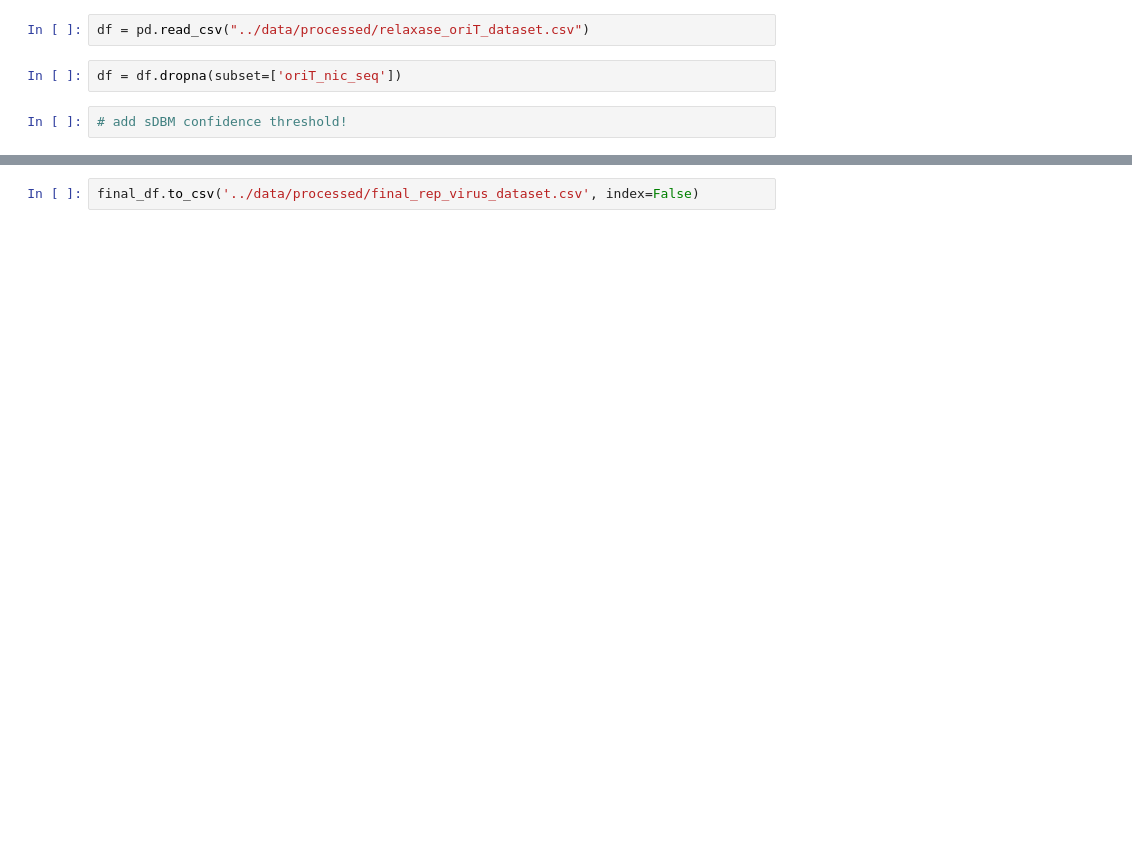
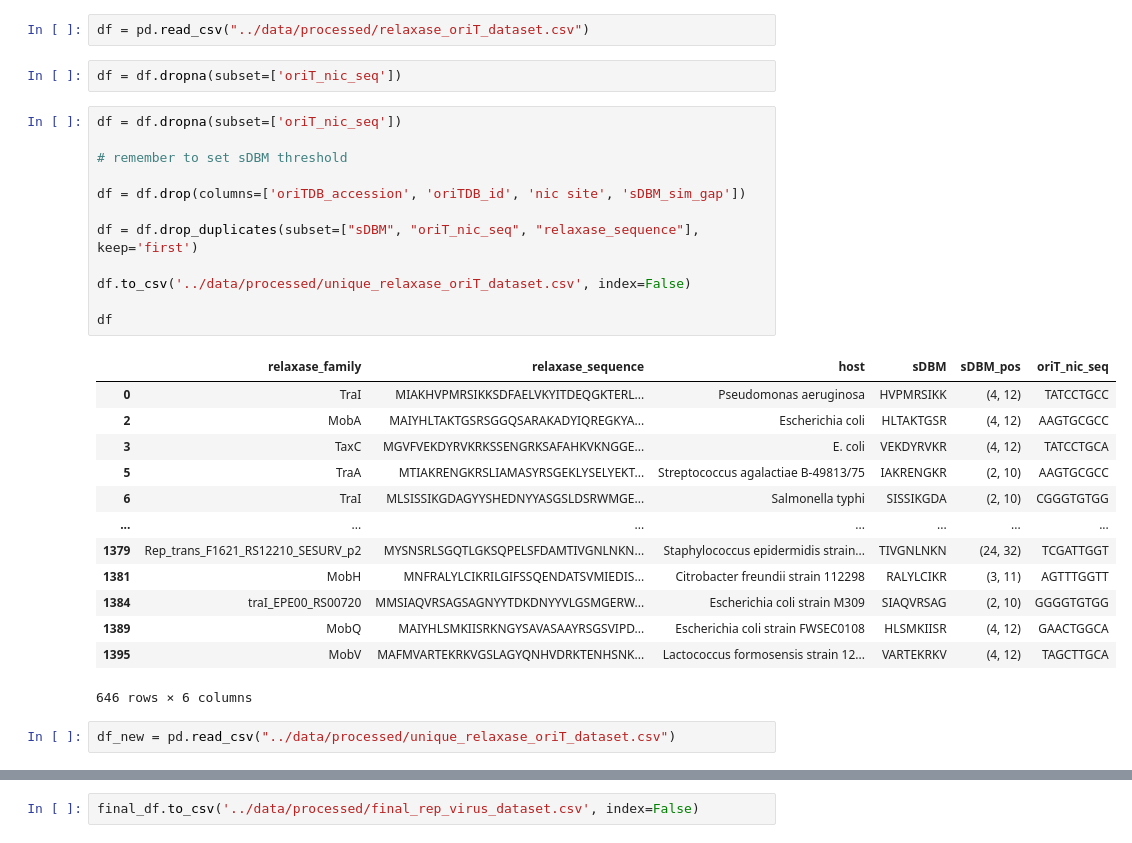
Before and after one commit to Nisanga-P/huh-dna-specificity, a Jupyter notebook: notebooks/ori_predicter.ipynb, the cells around one changed output, grey strips where cells are left out. Drawn from its saved outputs; the diff is of its cells as text; blank space fills up the shorter version.

```diff
--- a/notebooks/ori_predicter.ipynb
+++ b/notebooks/ori_predicter.ipynb
@@ -6,7 +7,33 @@ df = pd.read_csv("../data/processed/relaxase_oriT_dataset.csv")
 # %%
 df = df.dropna(subset=['oriT_nic_seq'])
 # %%
-# add sDBM confidence threshold!
+df = df.dropna(subset=['oriT_nic_seq'])
+
+# remember to set sDBM threshold
+
+df = df.drop(columns=['oriTDB_accession', 'oriTDB_id', 'nic site', 'sDBM_sim_gap'])
+
+df = df.drop_duplicates(subset=["sDBM", "oriT_nic_seq", "relaxase_sequence"], keep='first')
+
+df.to_csv('../data/processed/unique_relaxase_oriT_dataset.csv', index=False)
+
+df
+# %% [output]
+|  | relaxase_family | relaxase_sequence | host | sDBM | sDBM_pos | oriT_nic_seq |
+| 0 | TraI | MIAKHVPMRSIKKSDFAELVKYITDEQGKTERL... | Pseudomonas aeruginosa | HVPMRSIKK | (4, 12) | TATCCTGCC |
+| 2 | MobA | MAIYHLTAKTGSRSGGQSARAKADYIQREGKYA... | Escherichia coli | HLTAKTGSR | (4, 12) | AAGTGCGCC |
+| 3 | TaxC | MGVFVEKDYRVKRKSSENGRKSAFAHKVKNGGE... | E. coli | VEKDYRVKR | (4, 12) | TATCCTGCA |
+| 5 | TraA | MTIAKRENGKRSLIAMASYRSGEKLYSELYEKT... | Streptococcus agalactiae B-49813/75 | IAKRENGKR | (2, 10) | AAGTGCGCC |
+| 6 | TraI | MLSISSIKGDAGYYSHEDNYYASGSLDSRWMGE... | Salmonella typhi | SISSIKGDA | (2, 10) | CGGGTGTGG |
+| ... | ... | ... | ... | ... | ... | ... |
+| 1379 | Rep_trans_F1621_RS12210_SESURV_p2 | MYSNSRLSGQTLGKSQPELSFDAMTIVGNLNKN... | Staphylococcus epidermidis strain... | TIVGNLNKN | (24, 32) | TCGATTGGT |
+| 1381 | MobH | MNFRALYLCIKRILGIFSSQENDATSVMIEDIS... | Citrobacter freundii strain 112298 | RALYLCIKR | (3, 11) | AGTTTGGTT |
+| 1384 | traI_EPE00_RS00720 | MMSIAQVRSAGSAGNYYTDKDNYYVLGSMGERW... | Escherichia coli strain M309 | SIAQVRSAG | (2, 10) | GGGGTGTGG |
+| 1389 | MobQ | MAIYHLSMKIISRKNGYSAVASAAYRSGSVIPD... | Escherichia coli strain FWSEC0108 | HLSMKIISR | (4, 12) | GAACTGGCA |
+| 1395 | MobV | MAFMVARTEKRKVGSLAGYQNHVDRKTENHSNK... | Lactococcus formosensis strain 12... | VARTEKRKV | (4, 12) | TAGCTTGCA |
+646 rows × 6 columns
+# %%
+df_new = pd.read_csv("../data/processed/unique_relaxase_oriT_dataset.csv")
 # %%
 count_minus7 = {}
 count_minus6 = {}
```
Also changed, not shown: parts of 16 cells of this notebook, 5 other files.
